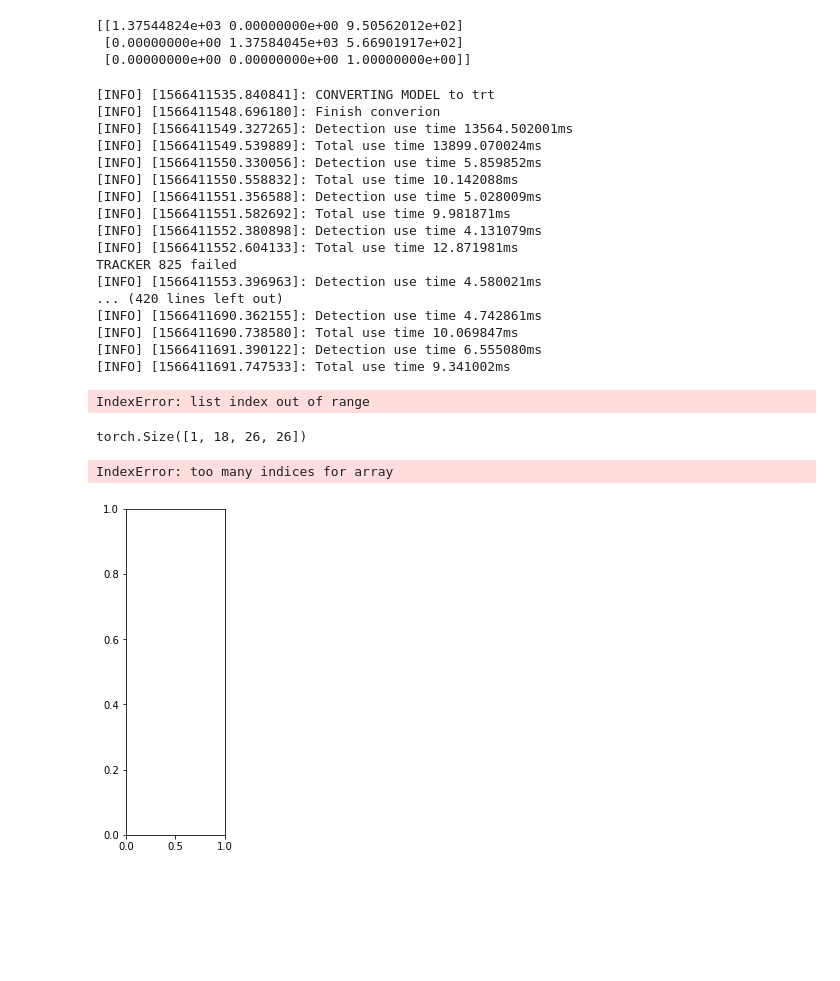
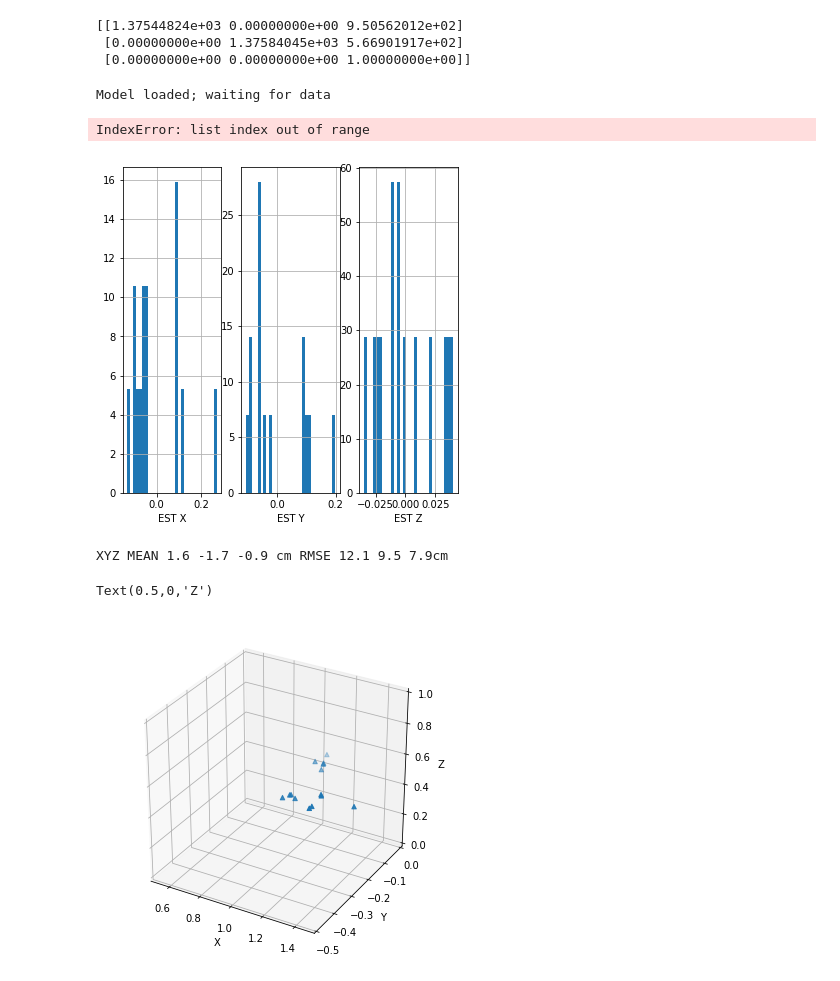
Before and after one commit to HKUST-Swarm/swarm_yolo, a Jupyter notebook: network_accuracy_estimate.ipynb, the cells around one changed output. Drawn from its saved outputs; the diff is of its cells as text; code cells hidden in the pictures; blank space fills up the shorter version.

```diff
--- a/network_accuracy_estimate.ipynb
+++ b/network_accuracy_estimate.ipynb
@@ -60,6 +29,6 @@ poses, camera, depths = read_bag(bag)
 # %%
 ### index = 100
-sd = SwarmDetector(debug_show="cv",conf_thres=0.9)
+sd = SwarmDetector(debug_show="",conf_thres=0.9,weights_path="/home/xuhao/swarm_ws/src/swarm_yolo/weights/yolov3-tiny_drone.pth")
 step = 1
 err = []
 est_3d_poses = []
@@ -75,19 +44,20 @@ for index in range(start_index, len(camera), step):
              [0, -1, 0]])
 
     img_msg = camera[index]
-    _img  = sd.img_callback(img_msg, depths[index])
-    _img = cv2.resize(_img, (1280, 960))
-    cv2.putText(_img, "FRAME {}".format(index - start_index), (100, 40), cv2.FONT_HERSHEY_SIMPLEX,1, (200, 200, 200), 1, cv2.LINE_AA)
-    cv2.imshow("YOLO", _img)
-    k = cv2.waitKey(10)
+    dposyolo_bodyframe = sd.img_callback(img_msg, depths[index])
+#     _img  = sd.img_callback(img_msg, depths[index])
+#     _img = cv2.resize(_img, (1280, 960))
+#     cv2.putText(_img, "FRAME {}".format(index - start_index), (100, 40), cv2.FONT_HERSHEY_SIMPLEX,1, (200, 200, 200), 1, cv2.LINE_AA)
+#     cv2.imshow("YOLO", _img)
+#     k = cv2.waitKey(10)
     if k == ord('q'):
         break
-    continue
 
-
-    if dposyolo_camframe is None:
+    if dposyolo_bodyframe is None:
         continue
-    dposyolo_camframe =  dposyolo_camframe
+    else:
+        pass
+        #print(dposyolo_camframe)
     pos4 = dp4["pos_func"](img_msg.header.stamp.to_sec()) + np.array([0.053, -0.05, -0.075])
     quat4 = dp4["quat_func"](img_msg.header.stamp.to_sec())
     quat2 = dp2["quat_func"](img_msg.header.stamp.to_sec())
@@ -95,43 +65,21 @@ for index in range(start_index, len(camera), step):
     dpos_gt = pos4 - pos2
 
     r2 = quaternion_matrix(quat2)[0:3,0:3]
-    r2cam = np.dot(r2, R_cam_on_drone)
-    dposyolo_global = np.dot(r2cam, dposyolo_camframe)
-    dyolo_gt = dposyolo_global - dpos_gt
-    if math.fabs(dyolo_gt[0]) > 0.5 or math.fabs(dyolo_gt[1]) > 0.5 or math.fabs(dyolo_gt[2] > 0.5):
+    dposyolo_global = np.dot(r2, dposyolo_bodyframe)
+    dyolo_gt_err = dposyolo_global - dpos_gt
+    if math.fabs(dyolo_gt_err[0]) > 0.5 or math.fabs(dyolo_gt_err[1]) > 0.5 or math.fabs(dyolo_gt_err[2]) > 0.5:
         continue
-    err.append(dposyolo_global - dpos_gt)
-    est_3d_poses.append(dposyolo_global + pos2)
+    if 1.5 < np.linalg.norm(dpos_gt) < 2.0:
+        err.append(dposyolo_global - dpos_gt)
+        est_3d_poses.append(dposyolo_global + pos2)
 
 
 
 cv2.destroyAllWindows()
 err = numpy.array(err)
 # %% [output]
-[INFO] [1566411535.840841]: CONVERTING MODEL to trt
-[INFO] [1566411548.696180]: Finish converion
-[INFO] [1566411549.327265]: Detection use time 13564.502001ms
-[INFO] [1566411549.539889]: Total use time 13899.070024ms
-[INFO] [1566411550.330056]: Detection use time 5.859852ms
-[INFO] [1566411550.558832]: Total use time 10.142088ms
-[INFO] [1566411551.356588]: Detection use time 5.028009ms
-[INFO] [1566411551.582692]: Total use time 9.981871ms
-[INFO] [1566411552.380898]: Detection use time 4.131079ms
-[INFO] [1566411552.604133]: Total use time 12.871981ms
-TRACKER 825 failed
-[INFO] [1566411553.396963]: Detection use time 4.580021ms
-... (420 lines left out)
-[INFO] [1566411690.362155]: Detection use time 4.742861ms
-[INFO] [1566411690.738580]: Total use time 10.069847ms
-[INFO] [1566411691.390122]: Detection use time 6.555080ms
-[INFO] [1566411691.747533]: Total use time 9.341002ms
+Model loaded; waiting for data
 IndexError: list index out of range
-# %%
-('DTS ', torch.Size([1, 2535, 6]))
-torch.Size([1, 18, 13, 13])
-torch.Size([1, 18, 26, 26])
-# %% [output]
-torch.Size([1, 18, 26, 26])
 # %%
 err = np.array(err)
 est_3d_poses = np.array(est_3d_poses )
@@ -142,35 +90,37 @@ plt.xlabel("EST X")
 plt.grid()
 
 plt.subplot(132)
 plt.hist(est_3d_poses[:,1] - np.mean(est_3d_poses[:,1]), density=True, bins=30)
 plt.xlabel("EST Y")
 plt.grid()
 
 plt.subplot(133)
 plt.hist(est_3d_poses[:,2] - np.mean(est_3d_poses[:,2]), density=True, bins=30)
 plt.xlabel("EST Z")
 plt.grid()
 plt.show()
 
 
 print("XYZ MEAN {:3.1f} {:3.1f} {:3.1f} cm RMSE {:3.1f} {:3.1f} {:3.1f}cm".format(
     np.mean(err[:,0])*100,
     np.mean(err[:,1])*100,
     np.mean(err[:,2])*100,
-    np.sqrt(np.mean((err[:,0])**2))*100,
-    np.sqrt(np.mean((err[:,1])**2))*100,
-    np.sqrt(np.mean((err[:,2])**2))*100))
+    np.sqrt(np.mean((err[:,0] - avg_err[0])**2))*100,
+    np.sqrt(np.mean((err[:,1] - avg_err[1])**2))*100,
+    np.sqrt(np.mean((err[:,2] - avg_err[0])**2))*100))
 
 fig = plt.figure(figsize=(6, 6))
 ax = fig.add_subplot(111, projection='3d')
 ax.scatter(est_3d_poses[:,0], est_3d_poses[:,1], est_3d_poses[:,2], marker="^")
 #[ 1.16626224, -0.21409655,  0.52796817]
 ax.set_xlim3d(0.5, 1.5)
 ax.set_ylim3d(-0.5, 0.)
 ax.set_zlim3d(0, 1)
 ax.set_xlabel("X")
 ax.set_ylabel("Y")
 ax.set_zlabel("Z")
 # %% [output]
+[figure, new version]
-IndexError: too many indices for array
+XYZ MEAN 1.6 -1.7 -0.9 cm RMSE 12.1 9.5 7.9cm
-[figure, old version]
+Text(0.5,0,'Z')
+[figure, added]
```
Also changed, not shown: parts of 5 cells of this notebook, 1 other file.
